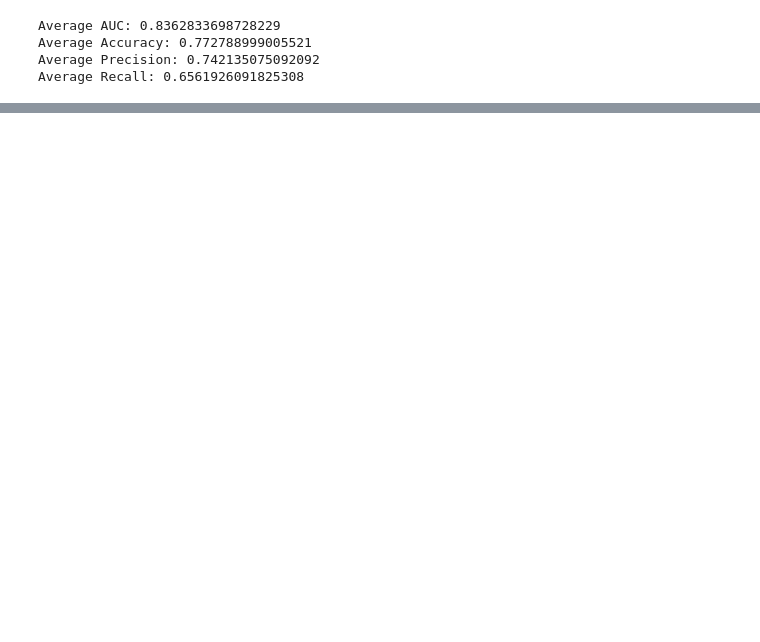
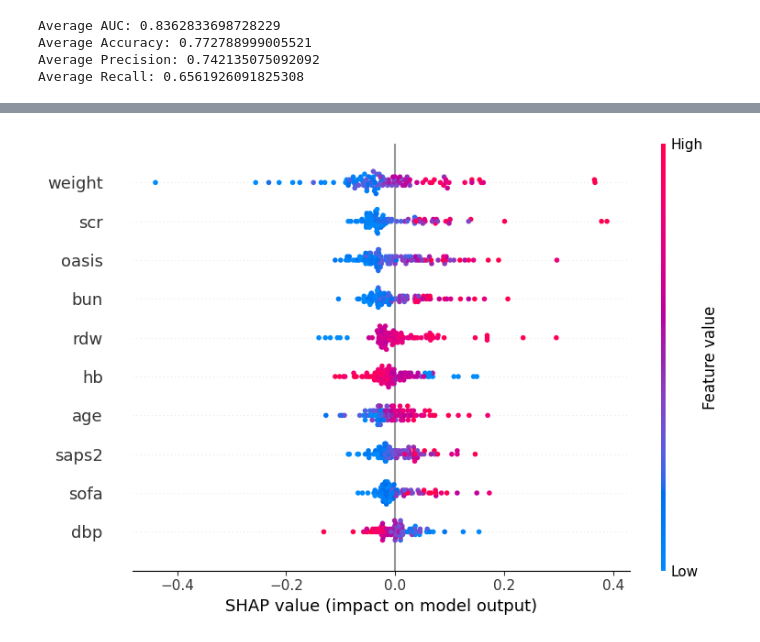
Before and after one commit to BuiHoangTu/hust.year2023.PredictingRiskDiabeticKetoacidosis-associatedKidneyInjury, a Jupyter notebook: archived_notebooks_limited-new/TabPFNClassifier/tabular-model_TabPFNClassifier_last.ipynb, the cells around one changed output, grey strips where cells are left out. Drawn from its saved outputs; the diff is of its cells as text; code cells hidden in the pictures; blank space fills up the shorter version.

```diff
--- a/archived_notebooks_limited-new/TabPFNClassifier/tabular-model_TabPFNClassifier_last.ipynb
+++ b/archived_notebooks_limited-new/TabPFNClassifier/tabular-model_TabPFNClassifier_last.ipynb
@@ -341,0 +380,4 @@ Average Recall: 0.6561926091825308
+# %%
+shap.summary_plot(shape_values, explainingX, max_display=10)
+# %% [output]
+[figure, added]
```
Also changed, not shown: parts of 10 cells of this notebook, 3 other files.
